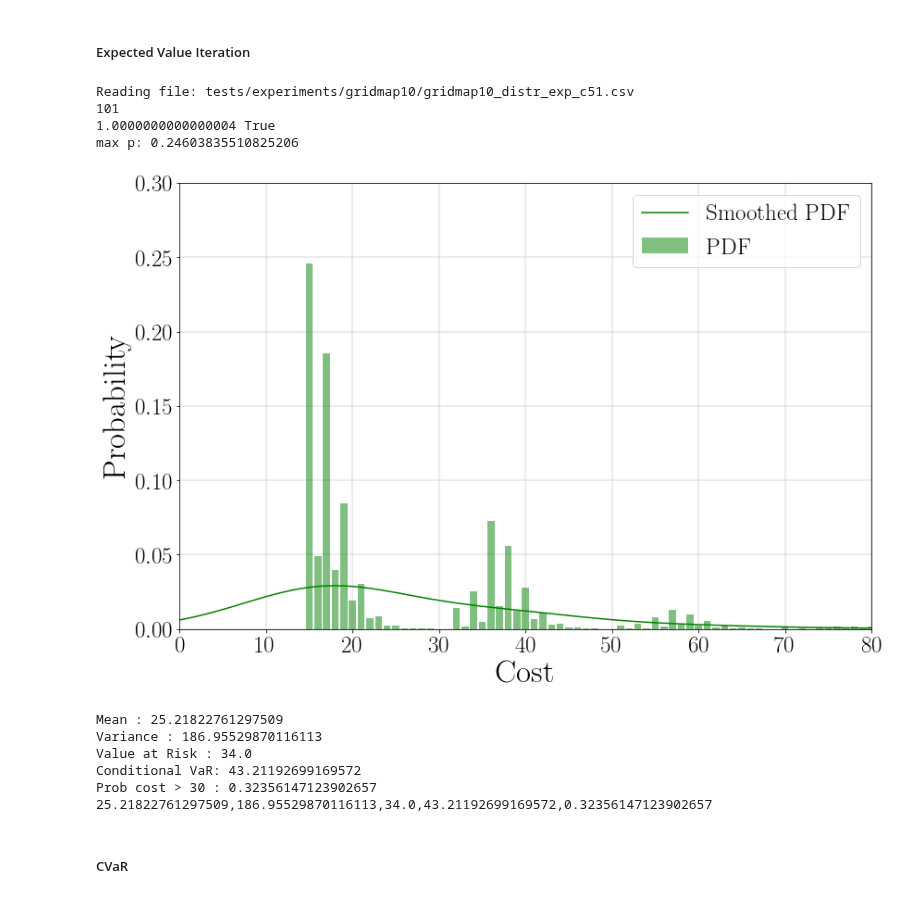
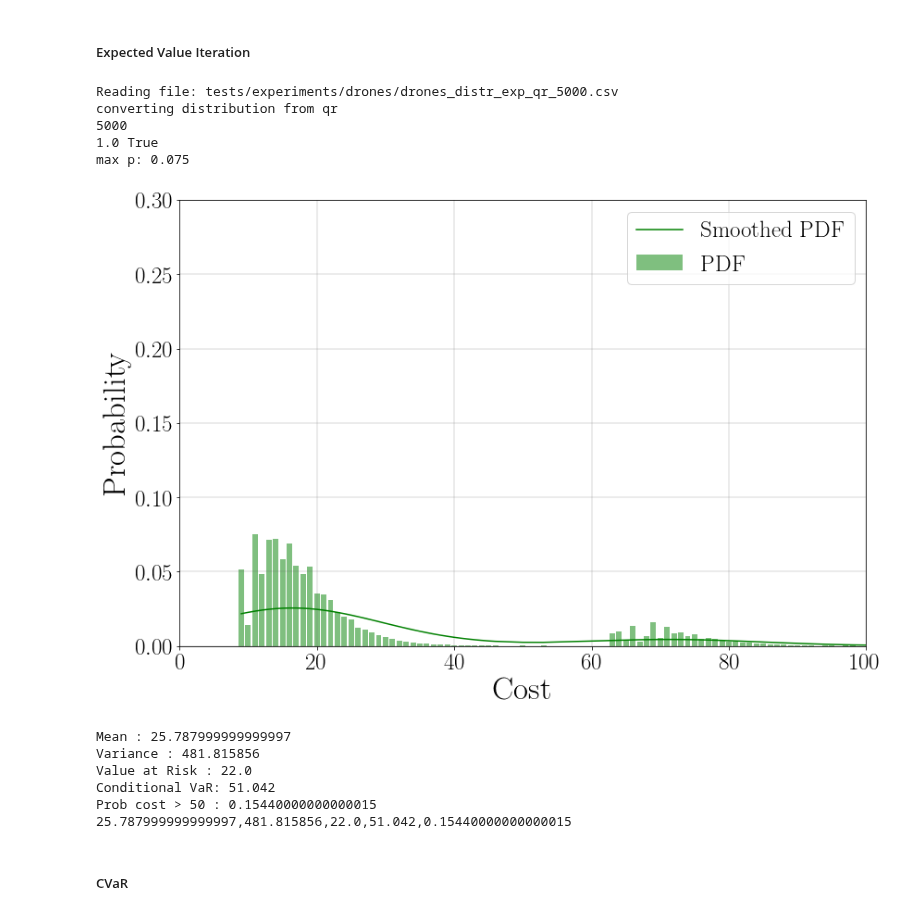
Before and after one commit to yannikschnitzer/prism, a Jupyter notebook: prism/distr.ipynb, the cells around one changed output. Cells and saved outputs as stored; diff of their text form; code cells hidden in the pictures.

```diff
--- a/prism/distr.ipynb
+++ b/prism/distr.ipynb
@@ -12,11 +12,11 @@ import math
 # %%
 def adjust_qr(rx, rp, rz):
 
-    rz_new, rp_new = np.unique(rz, return_counts=True)
+    rz_new, rp_new = np.unique(rx, return_counts=True)
     rp_new = rp_new * rp[0]
-    rx_new= np.arange(0, len(rz_new), 1)
+    #rz_new= np.arange(0, len(rp_new), 1)
 
-    return rx_new, rp_new, rz_new
+    return rx, rp_new, rz_new
 # %%
 def VaR(z, p, lim):
     var = 0
@@ -60,15 +60,18 @@ matplotlib.rcParams.update({
 })
 graphsize = 35
 file_path = 'tests/experiments/'
-experiment_name='gridmap10'
+experiment_name='mud_nails'
+apdx ='_5000'
 alg_type = 'vi' # Used only for the DTMC graph
 rep_type = 'c51'
 save_graphs = False
 # %%
 alpha=0.7
-thresh=30
-xmax = 80
+thresh=50
+xmax = 100
+xmin=0
 ymax=0.3
+fig_size=(12,8)
 # %% [markdown]
 ## Graphs
 # %% [markdown]
@@ -134,48 +137,60 @@ Prob cost > 30 : 0.16591645659367754
 # %% [markdown]
 ##### Expected Value Iteration
 # %%
-print('Reading file: '+file_path+experiment_name+'/'+experiment_name+'_distr_exp_'+rep_type+'.csv')
-dist = pd.read_csv(file_path+experiment_name+'/'+experiment_name+'_distr_exp_'+rep_type+'.csv')
+print('Reading file: '+file_path+experiment_name+'/'+experiment_name+'_distr_exp_'+rep_type+apdx+'.csv')
+dist = pd.read_csv(file_path+experiment_name+'/'+experiment_name+'_distr_exp_'+rep_type+apdx+'.csv')
 #dist.head(10)
 rx_e = dist['r'].to_numpy()
 rp_e = dist['p'].to_numpy()
 z_e = dist['z'].to_numpy()
+if 'qr' in rep_type:
+    print('converting distribution from qr')
+    rx_e, rp_e, z_e = adjust_qr(rx_e, rp_e, z_e)
+    # print(len(rx_e), rx_e)
+    # print(len(rp_e), rp_e)
+    # print(len(z_e), z_e)
+
 n = np.max(np.where(rp_e > 1e-8))
 rx_e = rx_e[0:n+1]
 rp_e = rp_e[0:n+1]
 z_e = z_e[0:n+1]
 
 print(len(dist.index))
 print(np.sum(rp_e), np.allclose(np.sum(rp_e), 1))
 print("max p:", np.max(rp_e))
 distr_e = scipy.stats.rv_discrete(values=(z_e, rp_e))
 # h = plt.bar(rx_e, rp_e, alpha=0.5)
-fig = plt.figure(figsize=(12,8))
+fig = plt.figure(figsize=fig_size)
 h = plt.bar(z_e, rp_e, alpha=0.5, color='g', label='PDF')
 kernel = scipy.stats.gaussian_kde(z_e, weights=rp_e)
-range = np.arange(0, z_e[-1]+z_e[1], z_e[1])
+if 'qr' in rep_type:
+    range = z_e
+else:
+    range = np.arange(0, z_e[-1]+z_e[1], z_e[1])
+
 plt.plot(range, kernel(z_e), color='g', label='Smoothed PDF')
-plt.xlim([0,xmax])
+plt.xlim([xmin,xmax])
 plt.ylim([0,ymax])
 
 plt.legend(loc='upper right', fontsize=graphsize-10)
 plt.tick_params(axis='both', which='major', labelsize=graphsize-10)
 plt.ticklabel_format(axis='both')
 plt.xlabel('Cost', fontsize=graphsize)
 plt.ylabel('Probability', fontsize=graphsize)
 plt.grid(b=True, which='major', color='#666666', linestyle='-', linewidth=0.25)
 plt.tight_layout()
 plt.show()
 # plt.fill_between(range, kernel(range))
 
 if save_graphs:
-    fig.savefig(file_path+experiment_name+'/'+experiment_name+'_distr_exp_'+rep_type+".png", transparent=True, dpi=400)
+    fig.savefig(file_path+experiment_name+'/'+experiment_name+'_distr_exp_'+rep_type+apdx+".png", transparent=True, dpi=400)
 # %% [output]
-Reading file: tests/experiments/gridmap10/gridmap10_distr_exp_c51.csv
-101
-1.0000000000000004 True
-max p: 0.24603835510825206
+Reading file: tests/experiments/drones/drones_distr_exp_qr_5000.csv
+converting distribution from qr
+5000
+1.0 True
+max p: 0.075
-[figure, old version]
+[figure, new version]
 # %%
 print(f"Mean : {weighted_mean(z_e, rp_e)}")
 print(f"Variance : {variance(z_e, rp_e)}")
@@ -185,12 +200,12 @@ print(f"Conditional VaR: {CVaR(z_e, rp_e, var_exp, alpha)}")
 print(f"Prob cost > {thresh} : {prob_threshold(z_e, rp_e, thresh)}")
 print(f"{weighted_mean(z_e, rp_e)},{variance(z_e, rp_e)},{var_exp},{CVaR(z_e, rp_e, var_exp, alpha)},{prob_threshold(z_e, rp_e, thresh)}")
 # %% [output]
-Mean : 25.21822761297509
-Variance : 186.95529870116113
-Value at Risk : 34.0
-Conditional VaR: 43.21192699169572
-Prob cost > 30 : 0.32356147123902657
-25.21822761297509,186.95529870116113,34.0,43.21192699169572,0.32356147123902657
+Mean : 25.787999999999997
+Variance : 481.815856
+Value at Risk : 22.0
+Conditional VaR: 51.042
+Prob cost > 50 : 0.15440000000000015
+25.787999999999997,481.815856,22.0,51.042,0.15440000000000015
 # %% [markdown]
 ##### CVaR
 # %%
```
Also changed, not shown: parts of 4 cells of this notebook, 6 other files.
